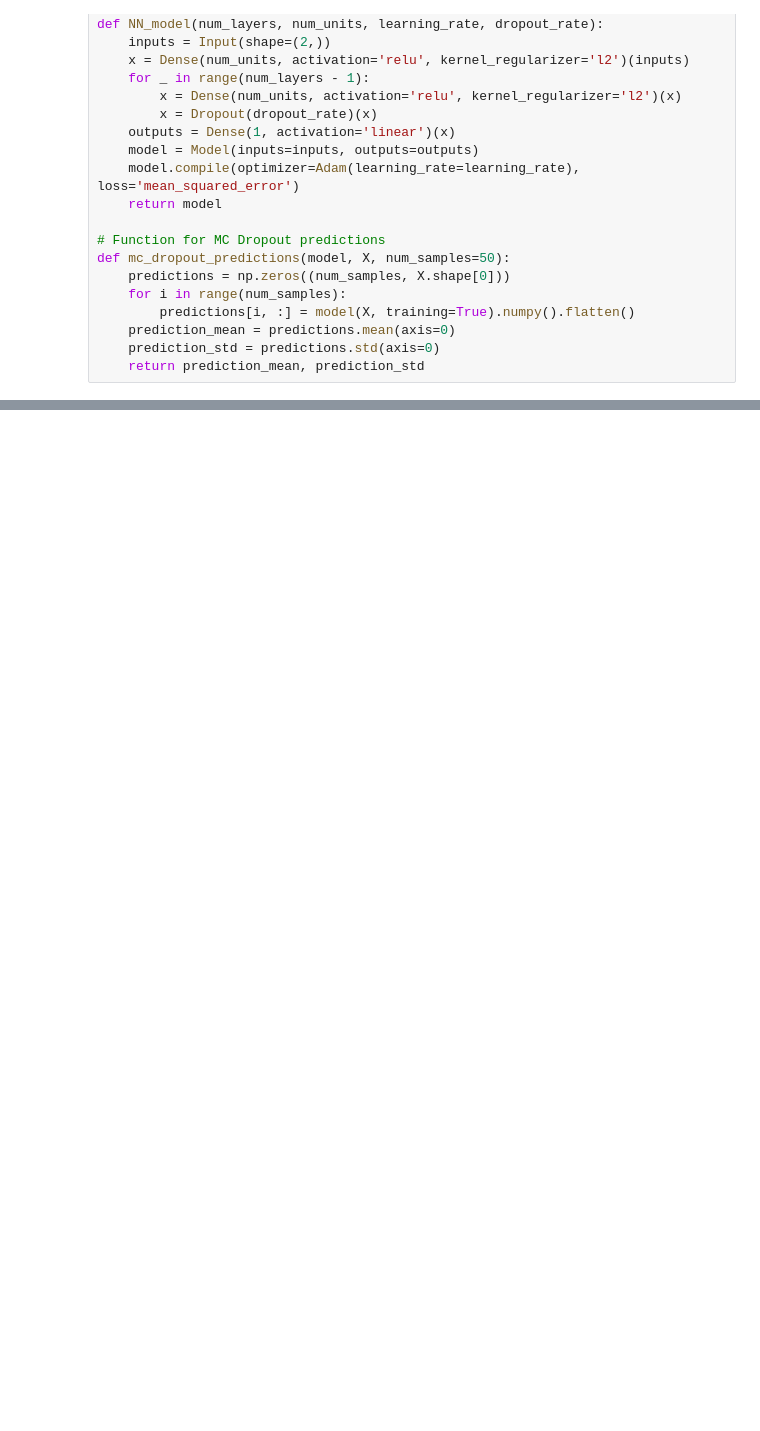
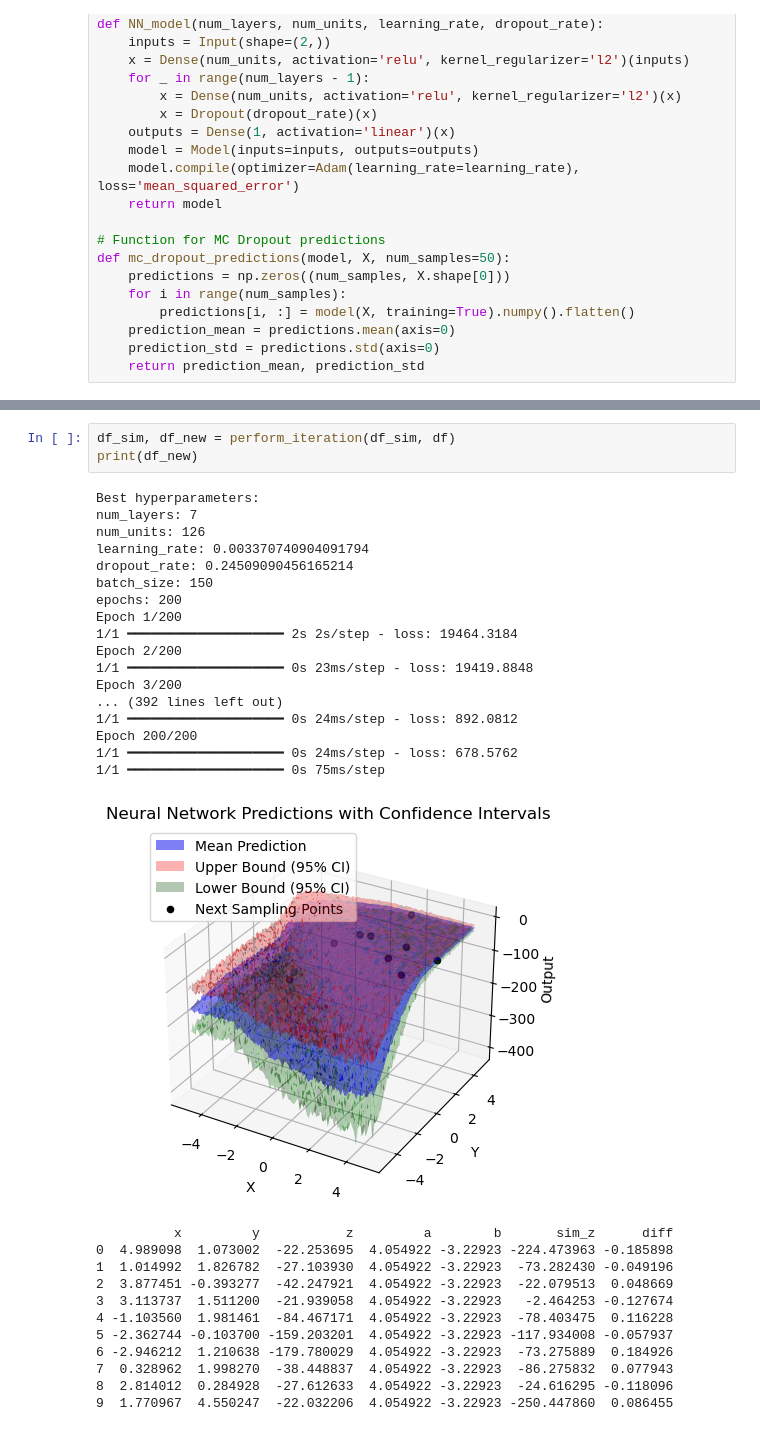
Before and after one commit to ScoutCodes/SMILE, a Jupyter notebook: BayesOpt_Code/BNN_V5_six-hump camel.ipynb, the cells around one changed output, grey strips where cells are left out. Cells and saved outputs as stored; diff of their text form; blank space fills up the shorter version.

```diff
--- a/BayesOpt_Code/BNN_V5_six-hump camel.ipynb
+++ b/BayesOpt_Code/BNN_V5_six-hump camel.ipynb
@@ -355,0 +373,33 @@ def perform_iteration(df):
+# %%
+df_sim, df_new = perform_iteration(df_sim, df)
+print(df_new)
+# %% [output]
+Best hyperparameters:
+num_layers: 7
+num_units: 126
+learning_rate: 0.003370740904091794
+dropout_rate: 0.24509090456165214
+batch_size: 150
+epochs: 200
+Epoch 1/200
+1/1 ━━━━━━━━━━━━━━━━━━━━ 2s 2s/step - loss: 19464.3184
+Epoch 2/200
+1/1 ━━━━━━━━━━━━━━━━━━━━ 0s 23ms/step - loss: 19419.8848
+Epoch 3/200
+... (392 lines left out)
+1/1 ━━━━━━━━━━━━━━━━━━━━ 0s 24ms/step - loss: 892.0812
+Epoch 200/200
+1/1 ━━━━━━━━━━━━━━━━━━━━ 0s 24ms/step - loss: 678.5762
+1/1 ━━━━━━━━━━━━━━━━━━━━ 0s 75ms/step
+[figure, added]
+          x         y           z         a        b       sim_z      diff
+0  4.989098  1.073002  -22.253695  4.054922 -3.22923 -224.473963 -0.185898
+1  1.014992  1.826782  -27.103930  4.054922 -3.22923  -73.282430 -0.049196
+2  3.877451 -0.393277  -42.247921  4.054922 -3.22923  -22.079513  0.048669
+3  3.113737  1.511200  -21.939058  4.054922 -3.22923   -2.464253 -0.127674
+4 -1.103560  1.981461  -84.467171  4.054922 -3.22923  -78.403475  0.116228
+5 -2.362744 -0.103700 -159.203201  4.054922 -3.22923 -117.934008 -0.057937
+6 -2.946212  1.210638 -179.780029  4.054922 -3.22923  -73.275889  0.184926
+7  0.328962  1.998270  -38.448837  4.054922 -3.22923  -86.275832  0.077943
+8  2.814012  0.284928  -27.612633  4.054922 -3.22923  -24.616295 -0.118096
+9  1.770967  4.550247  -22.032206  4.054922 -3.22923 -250.447860  0.086455
```
Also changed, not shown: parts of 29 cells of this notebook, 5 other files.
